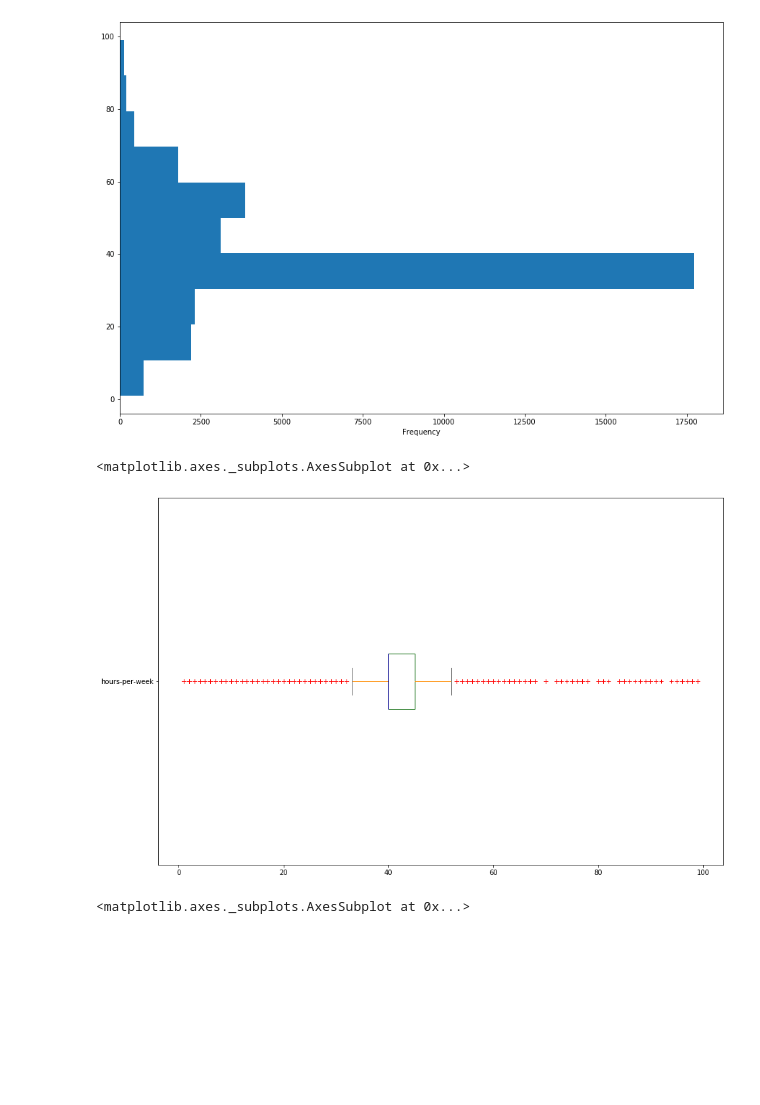
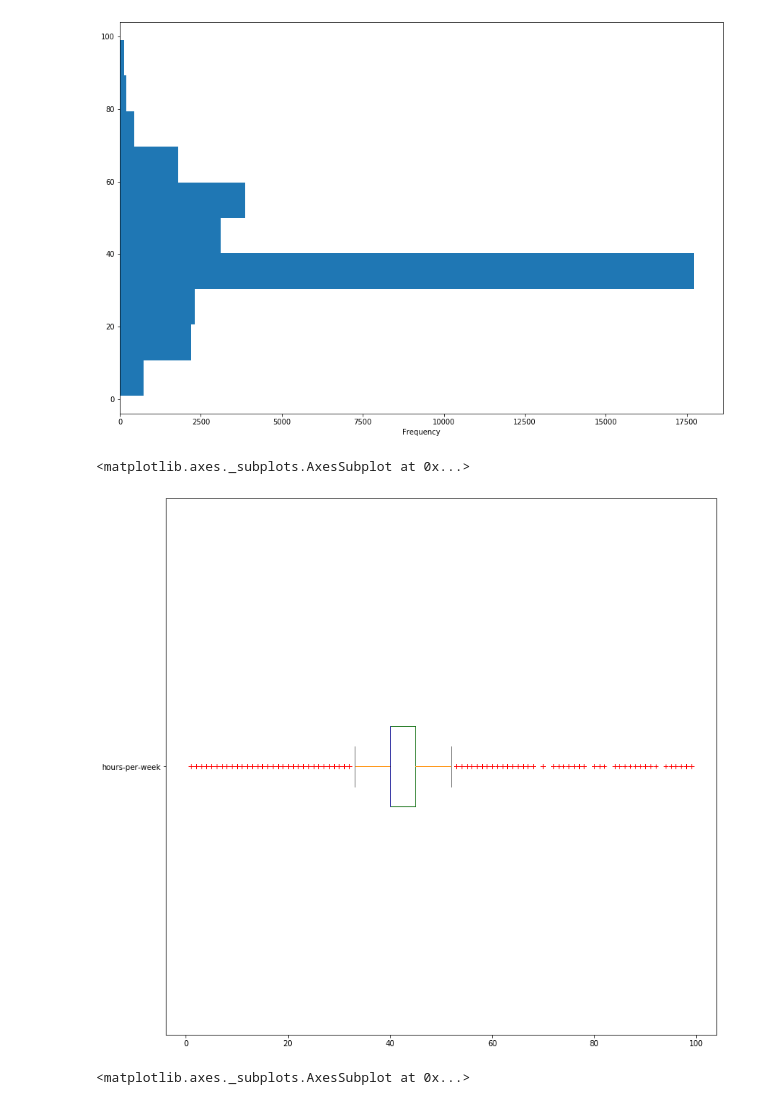
Before and after one commit to chandratop/IDS-Project, a Jupyter notebook: src.ipynb, the cells around one changed output. Drawn from its saved outputs; the diff is of its cells as text; code cells hidden in the pictures; blank space fills up the shorter version.

Commit message:
Added more visualizations

```diff
--- a/src.ipynb
+++ b/src.ipynb
@@ -154,10 +157,10 @@ df['hours-per-week'].plot(kind = 'hist',orientation = 'horizontal',figsize = (15
 # %%
 color = {'boxes': 'DarkGreen', 'whiskers': 'DarkOrange','medians': 'DarkBlue', 'caps': 'Gray'}
 
-df['hours-per-week'].plot.box(vert = False, figsize=(15,10) , color = color, sym = 'r+')
+df['hours-per-week'].plot.box(vert = False, figsize=(13,13), color = color, sym = 'r+')
 # %% [output]
 <matplotlib.axes._subplots.AxesSubplot at 0x...>
-[figure, old version]
+[figure, new version]
 # %%
 df['is_salary_above_50'].value_counts().plot(kind = 'bar')
 # %% [output]
```
Also changed, not shown: parts of 20 cells of this notebook.
